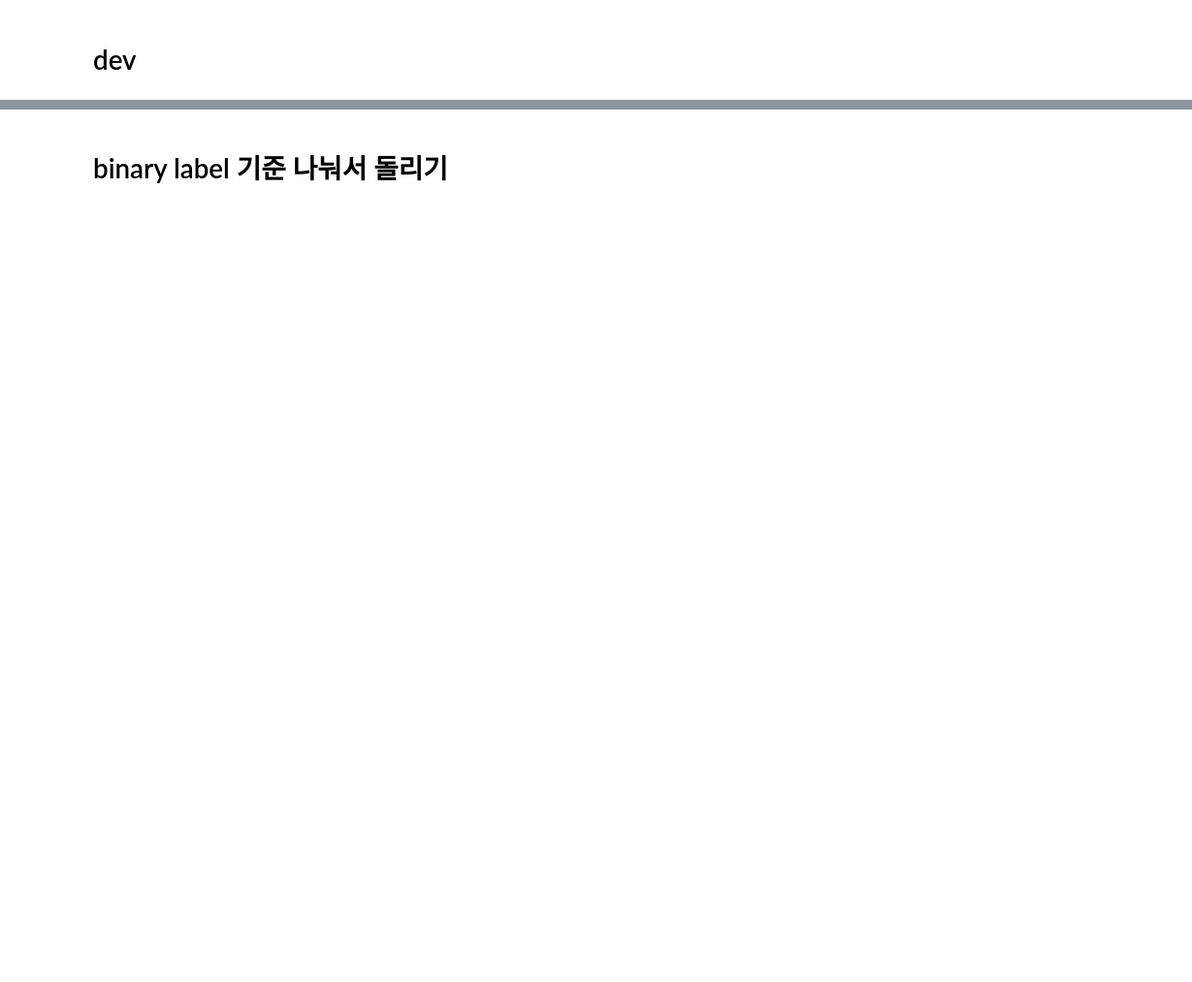
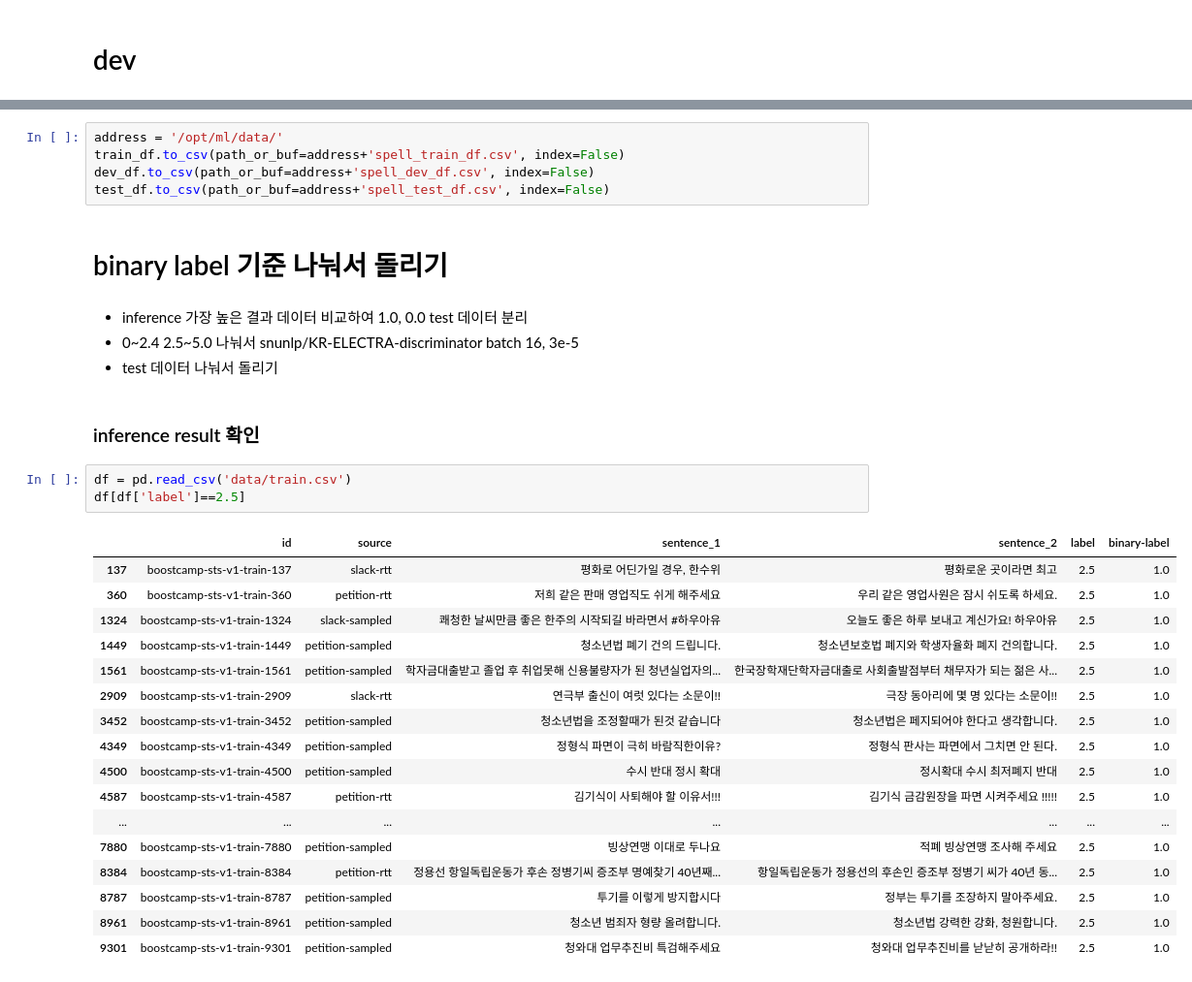
Before and after one commit to JdRion/Semantic-Textual-Similarity, a Jupyter notebook: EDA_Preprocessing.ipynb, the cells around one changed output, grey strips where cells are left out. Shown at 97% size. Drawn from its saved outputs; the diff is of its cells as text; blank space fills up the shorter version.

```diff
--- a/EDA_Preprocessing.ipynb
+++ b/EDA_Preprocessing.ipynb
@@ -989,2 +1129,34 @@ res['target'].plot(kind='hist', rot=20, figsize=(8, 6))
+# %%
+address = '/opt/ml/data/'
+train_df.to_csv(path_or_buf=address+'spell_train_df.csv', index=False)
+dev_df.to_csv(path_or_buf=address+'spell_dev_df.csv', index=False)
+test_df.to_csv(path_or_buf=address+'spell_test_df.csv', index=False)
 # %% [markdown]
 # binary label 기준 나눠서 돌리기
+# %% [markdown]
+- inference 가장 높은 결과 데이터 비교하여 1.0, 0.0 test 데이터 분리
+- 0~2.4 2.5~5.0 나눠서 snunlp/KR-ELECTRA-discriminator batch 16, 3e-5
+- test 데이터 나눠서 돌리기
+# %% [markdown]
+### inference result 확인
+# %%
+df = pd.read_csv('data/train.csv')
+df[df['label']==2.5]
+# %% [output]
+|  | id | source | sentence_1 | sentence_2 | label | binary-label |
+| 137 | boostcamp-sts-v1-train-137 | slack-rtt | 평화로 어딘가일 경우, 한수위 | 평화로운 곳이라면 최고 | 2.5 | 1.0 |
+| 360 | boostcamp-sts-v1-train-360 | petition-rtt | 저희 같은 판매 영업직도 쉬게 해주세요 | 우리 같은 영업사원은 잠시 쉬도록 하세요. | 2.5 | 1.0 |
+| 1324 | boostcamp-sts-v1-train-1324 | slack-sampled | 쾌청한 날씨만큼 좋은 한주의 시작되길 바라면서 #하우아유 | 오늘도 좋은 하루 보내고 계신가요! 하우아유 | 2.5 | 1.0 |
+| 1449 | boostcamp-sts-v1-train-1449 | petition-sampled | 청소년법 폐기 건의 드립니다. | 청소년보호법 폐지와 학생자율화 폐지 건의합니다. | 2.5 | 1.0 |
+| 1561 | boostcamp-sts-v1-train-1561 | petition-sampled | 학자금대출받고 졸업 후 취업못해 신용불량자가 된 청년실업자의... | 한국장학재단학자금대출로 사회출발점부터 채무자가 되는 젊은 사... | 2.5 | 1.0 |
+| 2909 | boostcamp-sts-v1-train-2909 | slack-rtt | 연극부 출신이 여럿 있다는 소문이!! | 극장 동아리에 몇 명 있다는 소문이!! | 2.5 | 1.0 |
+| 3452 | boostcamp-sts-v1-train-3452 | petition-sampled | 청소년법을 조정할때가 된것 같습니다 | 청소년법은 페지되어야 한다고 생각합니다. | 2.5 | 1.0 |
+| 4349 | boostcamp-sts-v1-train-4349 | petition-sampled | 정형식 파면이 극히 바람직한이유? | 정형식 판사는 파면에서 그치면 안 된다. | 2.5 | 1.0 |
+| 4500 | boostcamp-sts-v1-train-4500 | petition-sampled | 수시 반대 정시 확대 | 정시확대 수시 최저폐지 반대 | 2.5 | 1.0 |
+| 4587 | boostcamp-sts-v1-train-4587 | petition-rtt | 김기식이 사퇴해야 할 이유서!!! | 김기식 금감원장을 파면 시켜주세요 !!!!! | 2.5 | 1.0 |
+| ... | ... | ... | ... | ... | ... | ... |
+| 7880 | boostcamp-sts-v1-train-7880 | petition-sampled | 빙상연맹 이대로 두나요 | 적폐 빙상연맹 조사해 주세요 | 2.5 | 1.0 |
+| 8384 | boostcamp-sts-v1-train-8384 | petition-rtt | 정용선 항일독립운동가 후손 정병기씨 증조부 명예찾기 40년째... | 항일독립운동가 정용선의 후손인 증조부 정병기 씨가 40년 동... | 2.5 | 1.0 |
+| 8787 | boostcamp-sts-v1-train-8787 | petition-sampled | 투기를 이렇게 방지합시다 | 정부는 투기를 조장하지 말아주세요. | 2.5 | 1.0 |
+| 8961 | boostcamp-sts-v1-train-8961 | petition-sampled | 청소년 범죄자 형량 올려합니다. | 청소년법 강력한 강화, 청원합니다. | 2.5 | 1.0 |
+| 9301 | boostcamp-sts-v1-train-9301 | petition-sampled | 청와대 업무추진비 특검해주세요 | 청와대 업무추진비를 낟낟히 공개하라!! | 2.5 | 1.0 |
```
Also changed, not shown: parts of 32 cells of this notebook, 6 other files.
